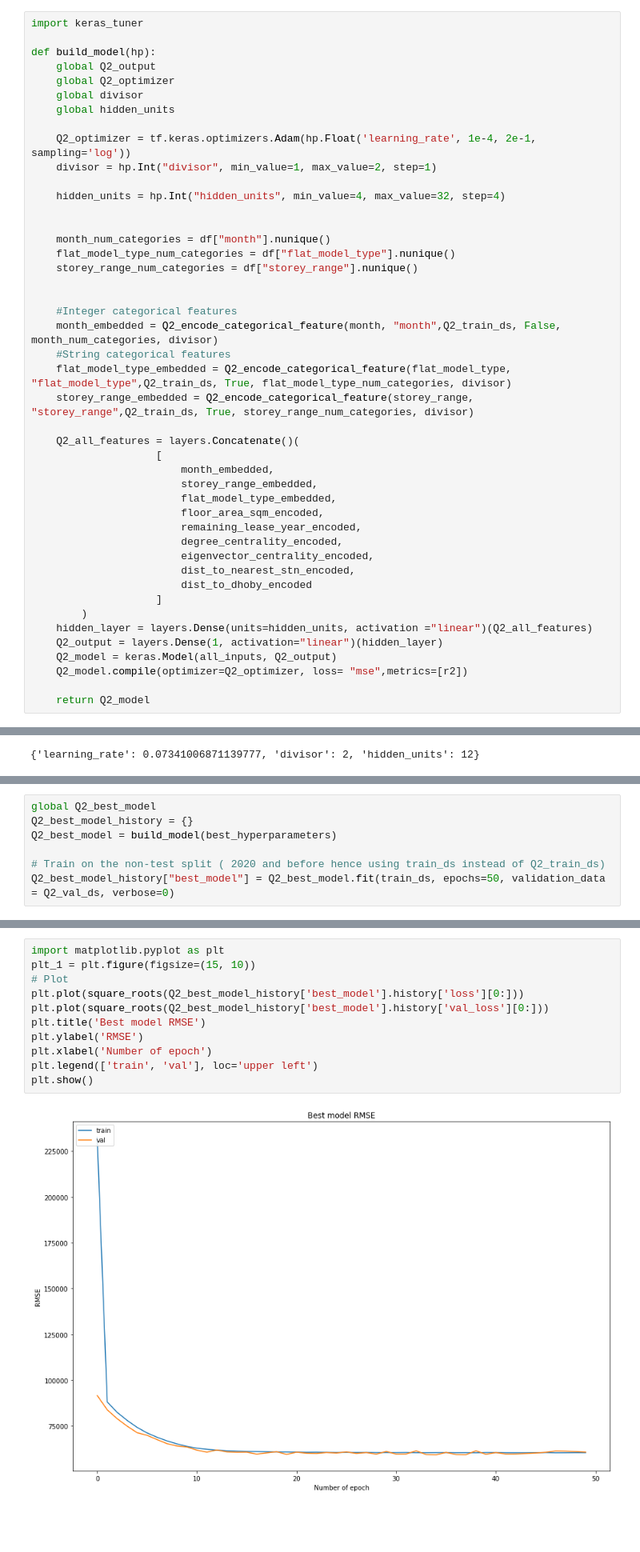
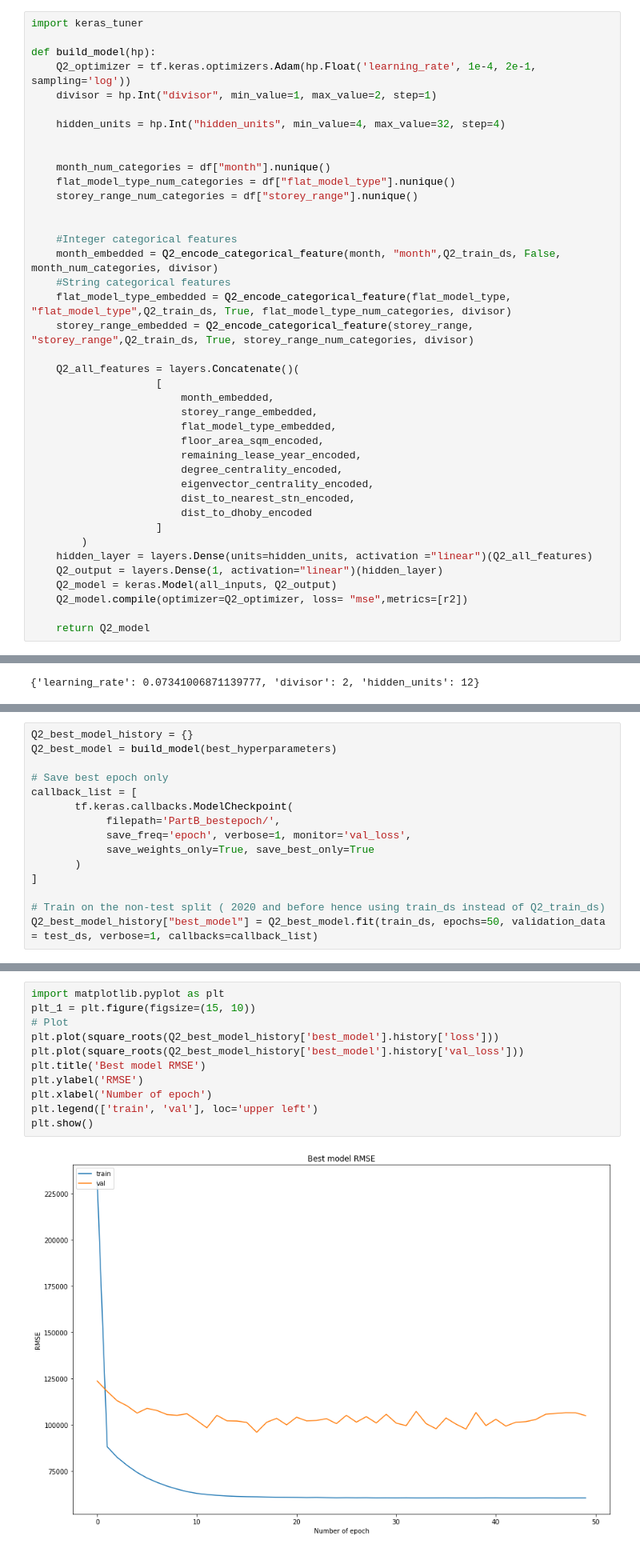
Before and after one commit to GxTeo/Prediction-of-HDB-Housing-Prices-with-Neural-Networks-, a Jupyter notebook: Assignment/PartB.ipynb, the cells around one changed output, grey strips where cells are left out. Shown at 80% size. Saved outputs shown, nothing was run; the diff lists cells and outputs as text; blank space fills up the shorter version.

Commit message:
Part B

```diff
--- a/Assignment/PartB.ipynb
+++ b/Assignment/PartB.ipynb
@@ -322,11 +385,6 @@ floor_area_sqm_encoded = encode_numerical_feature(floor_area_sqm,"floor_area_sqm
 import keras_tuner
 
 def build_model(hp):
-    global Q2_output
-    global Q2_optimizer
-    global divisor
-    global hidden_units
-
     Q2_optimizer = tf.keras.optimizers.Adam(hp.Float('learning_rate', 1e-4, 2e-1, sampling='log'))
     divisor = hp.Int("divisor", min_value=1, max_value=2, step=1)
 
@@ -385,9 +447,17 @@ best_hyperparameters.values
 ## Question 2D
 **Training of model based on best model configuration and test RMSE**
 # %%
-global Q2_best_model
 Q2_best_model_history = {}
 Q2_best_model = build_model(best_hyperparameters)
 
+# Save best epoch only
+callback_list = [
+       tf.keras.callbacks.ModelCheckpoint(
+            filepath='PartB_bestepoch/',
+            save_freq='epoch', verbose=1, monitor='val_loss',
+            save_weights_only=True, save_best_only=True
+       )
+]
+
 # Train on the non-test split ( 2020 and before hence using train_ds instead of Q2_train_ds)
-Q2_best_model_history["best_model"] = Q2_best_model.fit(train_ds, epochs=50, validation_data = Q2_val_ds, verbose=0)
+Q2_best_model_history["best_model"] = Q2_best_model.fit(train_ds, epochs=50, validation_data = test_ds, verbose=1, callbacks=callback_list)
@@ -398,13 +488,13 @@ def square_roots(l):
 # %%
 import matplotlib.pyplot as plt
 plt_1 = plt.figure(figsize=(15, 10))
 # Plot
-plt.plot(square_roots(Q2_best_model_history['best_model'].history['loss'][0:]))
-plt.plot(square_roots(Q2_best_model_history['best_model'].history['val_loss'][0:]))
+plt.plot(square_roots(Q2_best_model_history['best_model'].history['loss']))
+plt.plot(square_roots(Q2_best_model_history['best_model'].history['val_loss']))
 plt.title('Best model RMSE')
 plt.ylabel('RMSE')
 plt.xlabel('Number of epoch')
 plt.legend(['train', 'val'], loc='upper left')
 plt.show()
 # %% [output]
-[figure, old version]
+[figure, new version]
```
Also changed, not shown: parts of 44 cells of this notebook, 3 other files.
